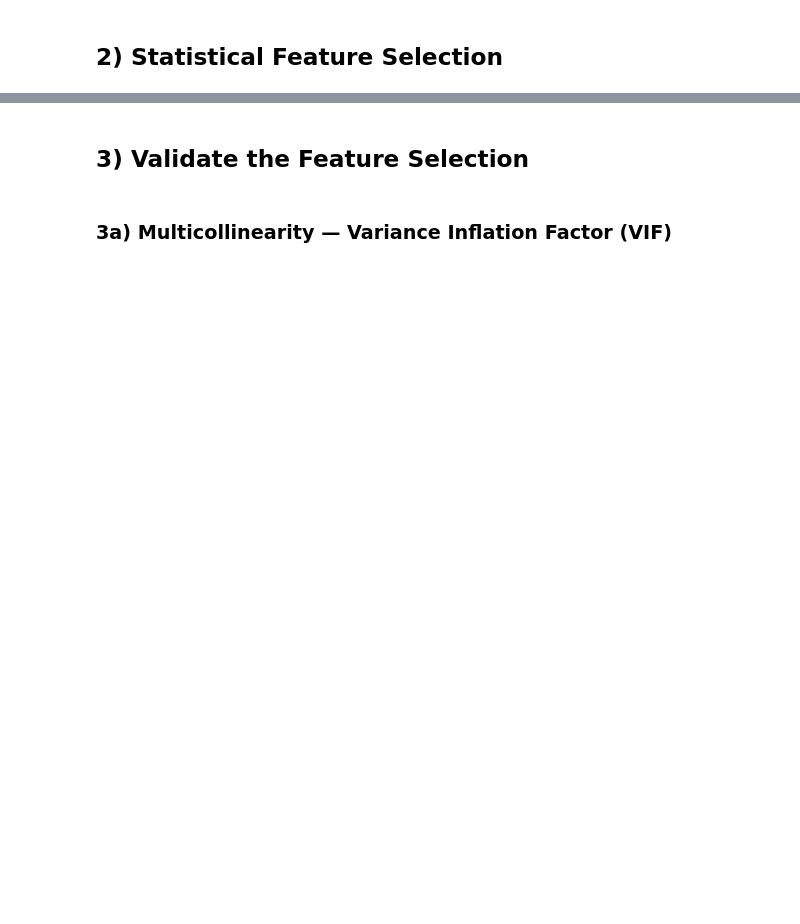
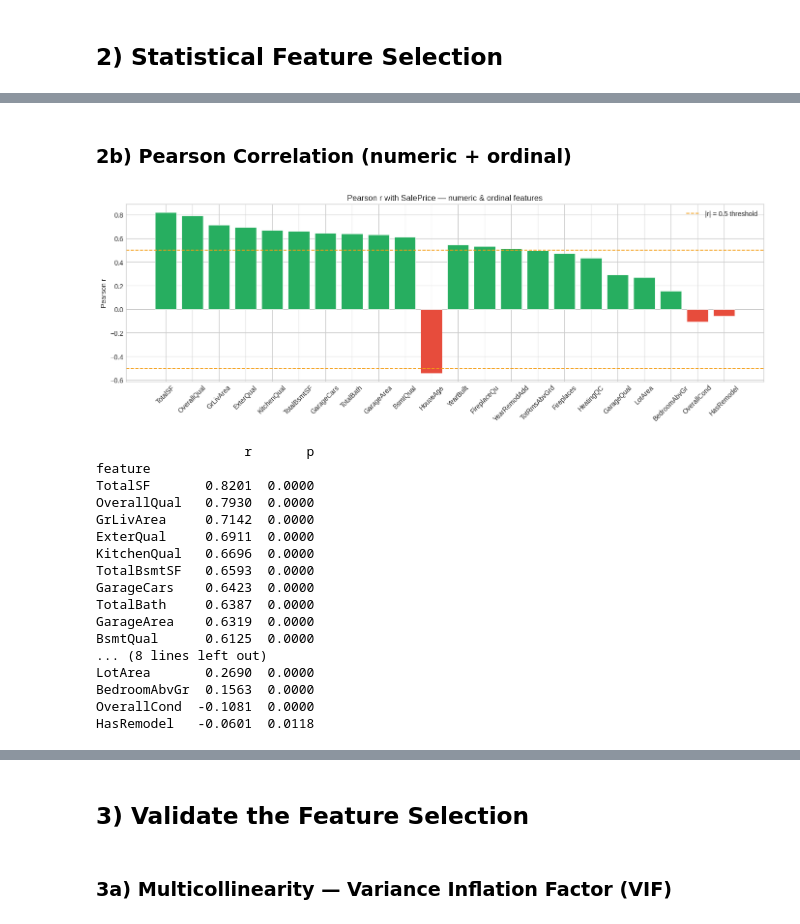
Before and after one commit to alimsaleh1212-create/AI-Real-Estate-Agent, a Jupyter notebook: notebooks_temp/03_feature_selection_and_training.ipynb, the cells around one changed output, grey strips where cells are left out. Cells and saved outputs as stored; diff of their text form; code cells hidden in the pictures; blank space fills up the shorter version.

```diff
--- a/notebooks_temp/03_feature_selection_and_training.ipynb
+++ b/notebooks_temp/03_feature_selection_and_training.ipynb
@@ -345,23 +160,0 @@ residential) and `BldgType` (single vs multi-family) typically follow.
-# %%
-# Build a fully numeric matrix for MI: encode ordinals, label-encode nominals
-X_mi = X_train[ALL_CANDIDATES].copy()
-for col in ORDINAL_CANDIDATES:
-    X_mi[col] = X_mi[col].map(ORDINAL_MAP).fillna(0)
-for col in NOMINAL_CANDIDATES:
-    X_mi[col] = X_mi[col].astype("category").cat.codes
-X_mi = X_mi.fillna(X_mi.median(numeric_only=True))
-
-mi_scores = mutual_info_regression(
-    X_mi, y_train, discrete_features=False, random_state=RANDOM_STATE
-)
-mi_df = (pd.DataFrame({"feature": ALL_CANDIDATES, "MI": mi_scores})
-         .sort_values("MI", ascending=False)
-         .set_index("feature"))
-
-fig, ax = plt.subplots(figsize=(14, 5))
-ax.bar(mi_df.index, mi_df["MI"],
-       color="#E67E22", edgecolor="white", linewidth=0.5)
-ax.set_ylabel("Mutual Information Score")
-ax.set_title("Mutual Information with SalePrice (all 22 candidate features)")
-ax.tick_params(axis="x", rotation=45); plt.tight_layout(); plt.show()
-print(mi_df.round(4).to_string())
@@ -535,0 +209,40 @@ and interpretability — and match the features defined in `src/config.py`.
+# %% [markdown]
+### 2b) Pearson Correlation (numeric + ordinal)
+# %%
+pearson_rows = []
+for col in NUMERIC_CANDIDATES + ORDINAL_CANDIDATES:
+    r, p = pearsonr(X_train[col], y_train)
+    pearson_rows.append({"feature": col, "r": r, "abs_r": abs(r), "p": p})
+
+pearson_df = (pd.DataFrame(pearson_rows)
+              .sort_values("abs_r", ascending=False)
+              .set_index("feature"))
+
+fig, ax = plt.subplots(figsize=(14, 5))
+colors = ["#27AE60" if v >= 0 else "#E74C3C" for v in pearson_df["r"]]
+ax.bar(pearson_df.index, pearson_df["r"], color=colors, edgecolor="white", lw=0.5)
+ax.axhline( 0.5, color="#F39C12", ls="--", lw=1.3, label="|r| = 0.5 threshold")
+ax.axhline(-0.5, color="#F39C12", ls="--", lw=1.3)
+ax.set_ylabel("Pearson r"); ax.set_title("Pearson r with SalePrice — numeric & ordinal features")
+ax.tick_params(axis="x", rotation=45); ax.legend(); plt.tight_layout(); plt.show()
+
+print(pearson_df[["r", "p"]].round(4).to_string())
+# %% [output]
+[figure, added]
+                   r       p
+feature
+TotalSF       0.8201  0.0000
+OverallQual   0.7930  0.0000
+GrLivArea     0.7142  0.0000
+ExterQual     0.6911  0.0000
+KitchenQual   0.6696  0.0000
+TotalBsmtSF   0.6593  0.0000
+GarageCars    0.6423  0.0000
+TotalBath     0.6387  0.0000
+GarageArea    0.6319  0.0000
+BsmtQual      0.6125  0.0000
+... (8 lines left out)
+LotArea       0.2690  0.0000
+BedroomAbvGr  0.1563  0.0000
+OverallCond  -0.1081  0.0000
+HasRemodel   -0.0601  0.0118
```
Also changed, not shown: parts of 136 cells of this notebook.
